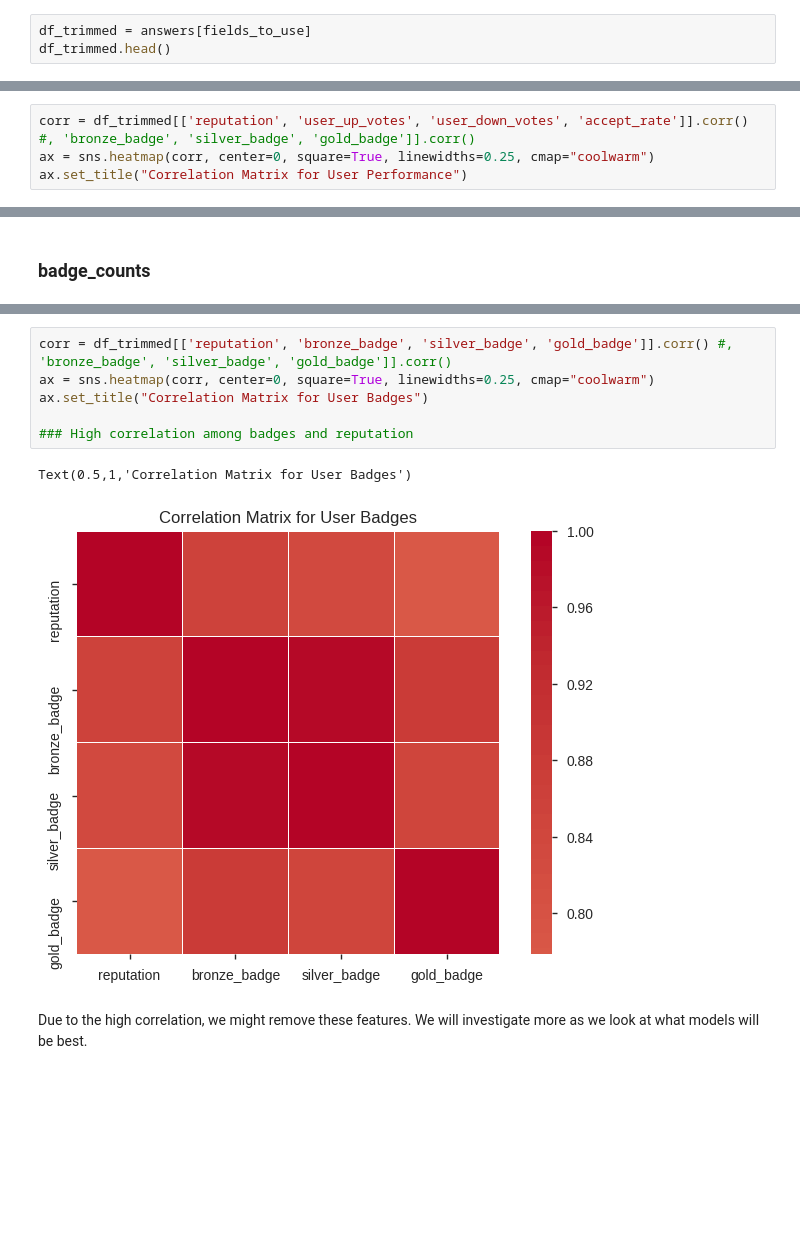
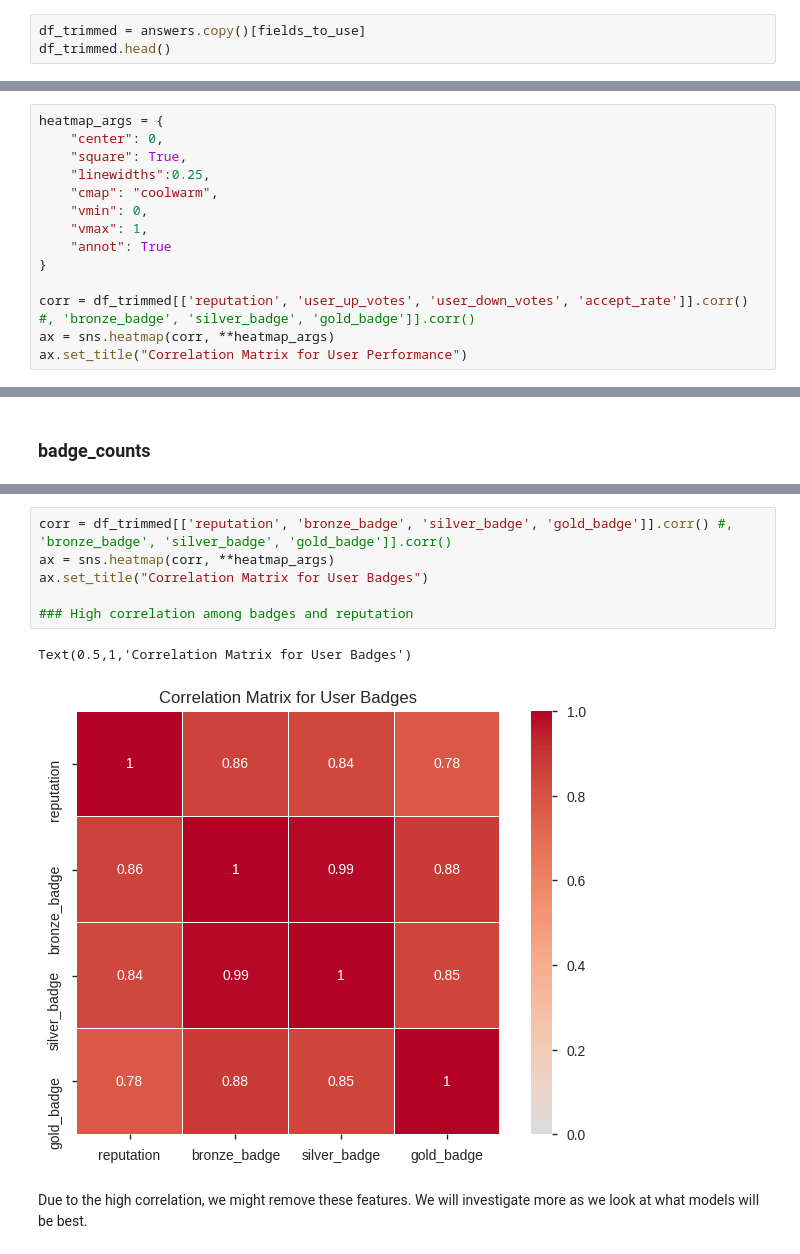
Before and after one commit to dparks-seattletimes/DATASCI420-milestone, a Jupyter notebook: DavidParks-M01-Capstone-Proposal.ipynb, the cells around one changed output, grey strips where cells are left out. Cells and saved outputs as stored; diff of their text form; blank space fills up the shorter version.

```diff
--- a/DavidParks-M01-Capstone-Proposal.ipynb
+++ b/DavidParks-M01-Capstone-Proposal.ipynb
@@ -160,7 +160,7 @@ fields_to_use = ['answer_id', 'question_tile', 'accepted_answer_id', 'answer_sco
                  'user_up_votes', 'user_down_votes', 'accept_rate', 'badge_counts'
                 ]
 # %%
-df_trimmed = answers[fields_to_use]
+df_trimmed = answers.copy()[fields_to_use]
 df_trimmed.head()
 # %% [output]
 |  | answer_id | question_tile | accepted_answer_id | answer_score | is_employee | reputation | user_type | ... |
@@ -280,8 +280,18 @@ Badge counts will be broken down into seperate columns. Null values will be repl
 
 The columns reputation and user_up_votes have a very high correlation.  user_down_votes and accept_rate are not as strong, but up and down votes can likely be represented by reputation, and due to the amount of nulls in accept_rate, we can move forward with the assumption that those can be represented by reputation as well.
 # %%
+heatmap_args = {
+    "center": 0,
+    "square": True,
+    "linewidths":0.25,
+    "cmap": "coolwarm",
+    "vmin": 0,
+    "vmax": 1,
+    "annot": True
+}
+
 corr = df_trimmed[['reputation', 'user_up_votes', 'user_down_votes', 'accept_rate']].corr() #, 'bronze_badge', 'silver_badge', 'gold_badge']].corr()
-ax = sns.heatmap(corr, center=0, square=True, linewidths=0.25, cmap="coolwarm")
+ax = sns.heatmap(corr, **heatmap_args)
 ax.set_title("Correlation Matrix for User Performance")
 # %% [output]
 Text(0.5,1,'Correlation Matrix for User Performance')
@@ -416,13 +393,13 @@ See the caveats in the documentation: http://pandas.pydata.org/pandas-docs/stabl
 | 4 | While applying opacity to a form,... | 114 | False | 11163.0 | registered | False | 75 | ... |
 # %%
 corr = df_trimmed[['reputation', 'bronze_badge', 'silver_badge', 'gold_badge']].corr() #, 'bronze_badge', 'silver_badge', 'gold_badge']].corr()
-ax = sns.heatmap(corr, center=0, square=True, linewidths=0.25, cmap="coolwarm")
+ax = sns.heatmap(corr, **heatmap_args)
 ax.set_title("Correlation Matrix for User Badges")
 
 ### High correlation among badges and reputation
 # %% [output]
 Text(0.5,1,'Correlation Matrix for User Badges')
-[figure, old version]
+[figure, new version]
 # %% [markdown]
 Due to the high correlation, we might remove these features.  We will investigate more as we look at what models will be best.
 # %% [markdown]
```
Also changed, not shown: parts of 6 cells of this notebook.
